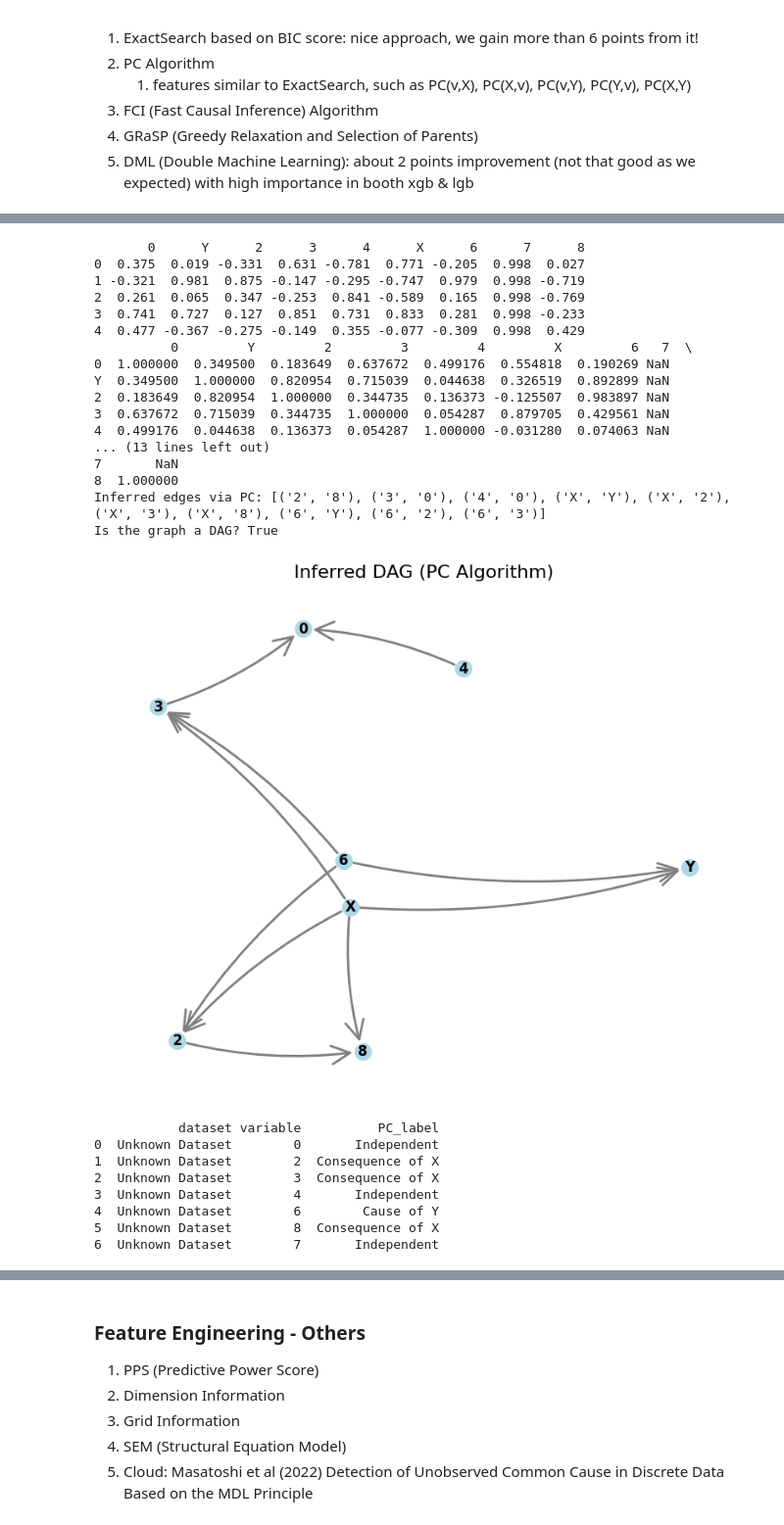
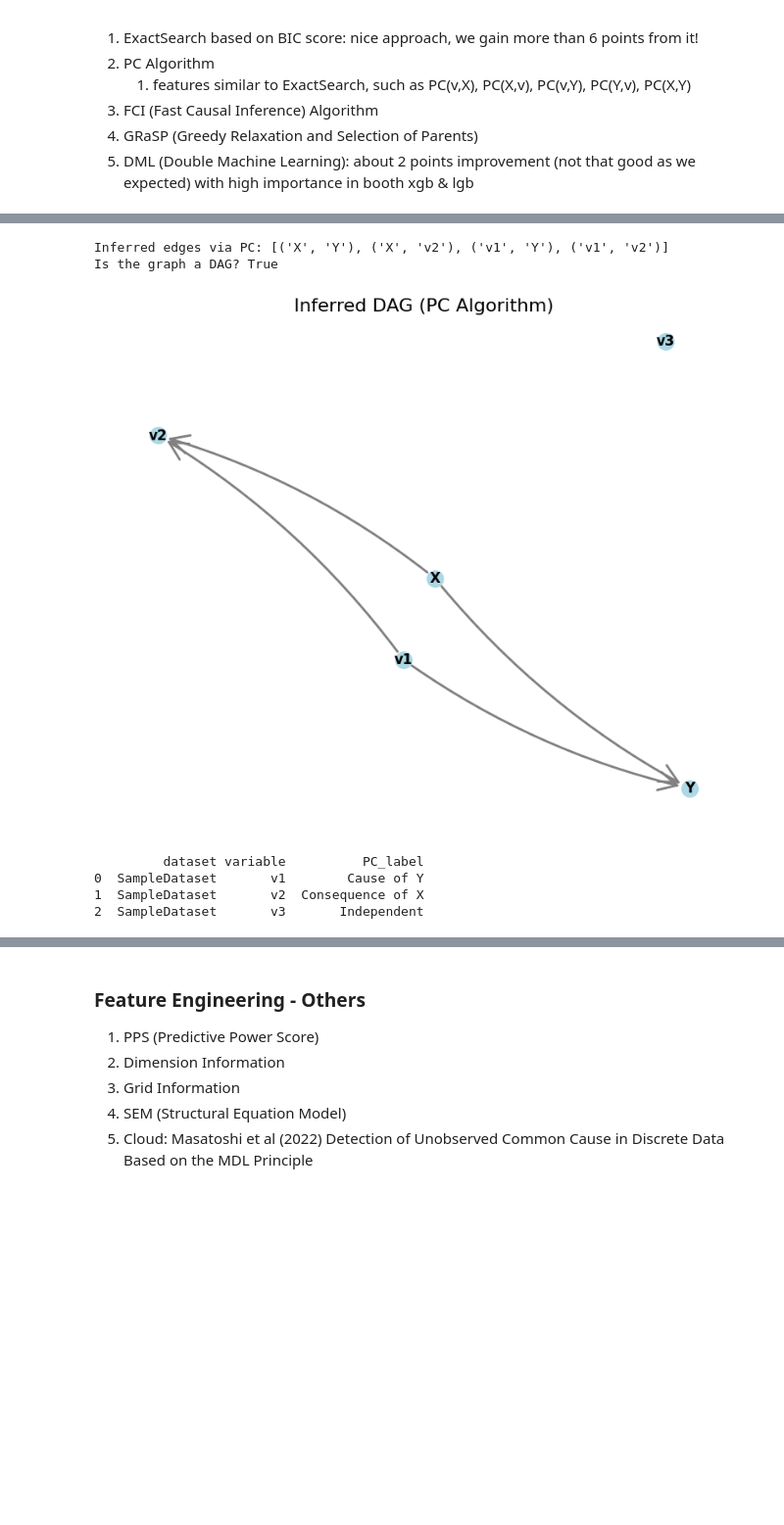
Before and after one commit to emoen/CausalityDiscoveryCrunchDAO, a Jupyter notebook: Leaderboard3.ipynb, the cells around one changed output, grey strips where cells are left out. Shown at 98% size. Drawn from its saved outputs; the diff is of its cells as text; code cells hidden in the pictures; blank space fills up the shorter version.

Commit message:
refactor pc, exactSearch - refactor LabelEncoding

```diff
--- a/Leaderboard3.ipynb
+++ b/Leaderboard3.ipynb
@@ -2170,12 +2182,12 @@ print(output_df)
 4. GRaSP (Greedy Relaxation and Selection of Parents)
 5. DML (Double Machine Learning): about 2 points improvement (not that good as we expected) with high importance in booth xgb & lgb
 # %%
-def is_singular(matrix, tol=1e-10):
+def is_singular(matrix, tol=1e-12):
     """Check if the matrix is singular."""
     condition_number = np.linalg.cond(matrix)
     return condition_number > 1 / tol
 
-def is_singular_svd(A, svd_tol=1e-10):
+def is_singular_svd(A, svd_tol=1e-17):
     # Compute singular values
     u, s, vh = np.linalg.svd(A, full_matrices=False)
     # If smallest singular value is close to 0, mark as singular
@@ -2408,5 +2398,5 @@ Is the graph a DAG? True
 # %%
-def pc_algorithm_features(dataset, alpha=0.05, DRAW_GRAPH=False, method='PC'):
+def some_causal_discovery_features(dataset, alpha=0.05, DRAW_GRAPH=False, method='PC'):
     """
     Runs the PC algorithm on 'dataset' and produces labels from get_label:
 
@@ -2436,7 +2426,7 @@ def pc_algorithm_features(dataset, alpha=0.05, DRAW_GRAPH=False, method='PC'):
     n_vars = len(feature_names)
 
     #if dataset.name > '12781':
-    #    print("dataset:", dataset.name)
+    print("dataset:", dataset.name)
 
     if is_singular_svd(reduced_dataset.corr().values):
         dataset_name = getattr(dataset, 'name', 'Unknown Dataset')
@@ -2539,59 +2529,40 @@ def pc_algorithm_features(dataset, alpha=0.05, DRAW_GRAPH=False, method='PC'):
             'variable': removed_cols,
             pc_or_exactSearch: ['Independent'] * len(removed_cols)
         })
         df_features = pd.concat([df_features, add_back_df], ignore_index=True)
 
     return df_features
 
 np.random.seed(42)
 n_samples = 10000
 X = np.random.normal(loc=50, scale=10, size=n_samples)
 v1 = np.random.normal(loc=5, scale=1, size=n_samples)
 v2 = np.random.normal(loc=10, scale=2, size=n_samples)
 v3 = np.random.normal(loc=0, scale=1, size=n_samples)
 Y = (1.2 * X) + (1.1 * v1) - (0.9 * v2) + np.random.normal(loc=0, scale=0.000001, size=n_samples)
 
 dataset = pd.DataFrame({
     'X': X,
     'Y': Y,
     'v1': v1,
     'v2': v2,
     'v3': v3
 })
 
 scaler = StandardScaler()
 df_standardized = pd.DataFrame(scaler.fit_transform(dataset), columns=dataset.columns)
 df_standardized.name = "SampleDataset"
 
-print(names_datasets_train['16435'].head())
-print(names_datasets_train['16435'].corr())
-#output_df = pc_algorithm_features(df_standardized, DRAW_GRAPH=True, method='PC') #
-output_df = pc_algorithm_features(names_datasets_train['16435'], DRAW_GRAPH=True) #df_standardized
+#print(names_datasets_train['16435'].head())
+#print(names_datasets_train['16435'].corr())
+output_df = some_causal_discovery_features(df_standardized, DRAW_GRAPH=True, method='PC') #
+#output_df = pc_algorithm_features(names_datasets_train['16435'], DRAW_GRAPH=True) #df_standardized
 print(output_df)
 # %% [output]
-       0      Y      2      3      4      X      6      7      8
-0  0.375  0.019 -0.331  0.631 -0.781  0.771 -0.205  0.998  0.027
-1 -0.321  0.981  0.875 -0.147 -0.295 -0.747  0.979  0.998 -0.719
-2  0.261  0.065  0.347 -0.253  0.841 -0.589  0.165  0.998 -0.769
-3  0.741  0.727  0.127  0.851  0.731  0.833  0.281  0.998 -0.233
-4  0.477 -0.367 -0.275 -0.149  0.355 -0.077 -0.309  0.998  0.429
-          0         Y         2         3         4         X         6   7  \
-0  1.000000  0.349500  0.183649  0.637672  0.499176  0.554818  0.190269 NaN
-Y  0.349500  1.000000  0.820954  0.715039  0.044638  0.326519  0.892899 NaN
-2  0.183649  0.820954  1.000000  0.344735  0.136373 -0.125507  0.983897 NaN
-3  0.637672  0.715039  0.344735  1.000000  0.054287  0.879705  0.429561 NaN
-4  0.499176  0.044638  0.136373  0.054287  1.000000 -0.031280  0.074063 NaN
-... (13 lines left out)
-7       NaN
-8  1.000000
-Inferred edges via PC: [('2', '8'), ('3', '0'), ('4', '0'), ('X', 'Y'), ('X', '2'), ('X', '3'), ('X', '8'), ('6', 'Y'), ('6', '2'), ('6', '3')]
+Inferred edges via PC: [('X', 'Y'), ('X', 'v2'), ('v1', 'Y'), ('v1', 'v2')]
 Is the graph a DAG? True
-[figure, old version]
+[figure, new version]
-           dataset variable          PC_label
-0  Unknown Dataset        0       Independent
-1  Unknown Dataset        2  Consequence of X
-2  Unknown Dataset        3  Consequence of X
-3  Unknown Dataset        4       Independent
-4  Unknown Dataset        6        Cause of Y
-5  Unknown Dataset        8  Consequence of X
-6  Unknown Dataset        7       Independent
+         dataset variable          PC_label
+0  SampleDataset       v1        Cause of Y
+1  SampleDataset       v2  Consequence of X
+2  SampleDataset       v3       Independent
```
Also changed, not shown: parts of 9 cells of this notebook.
